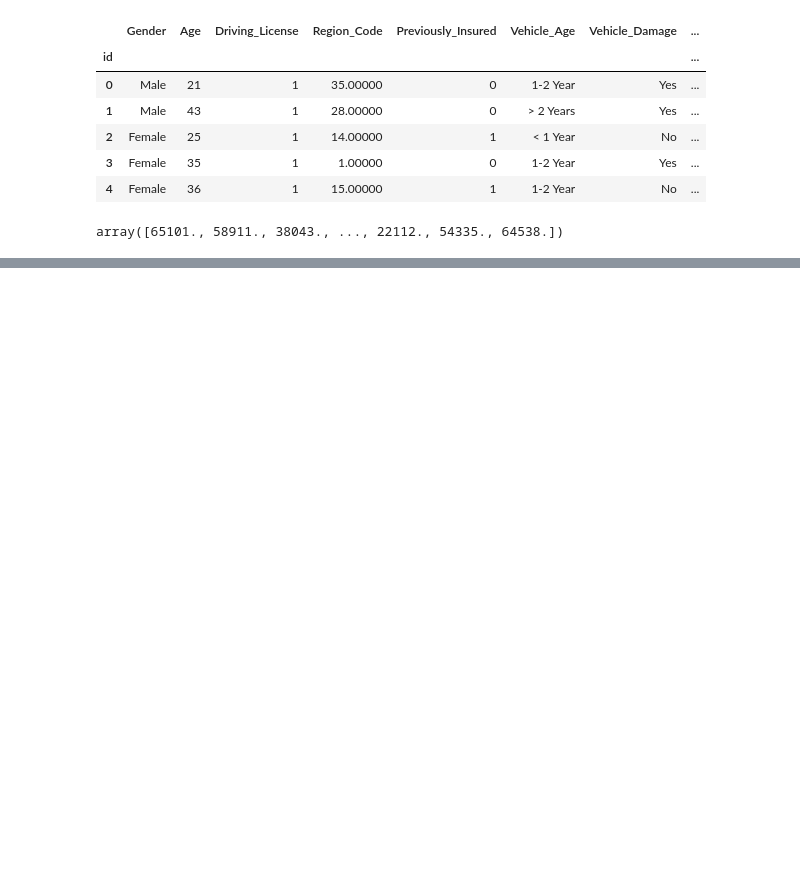
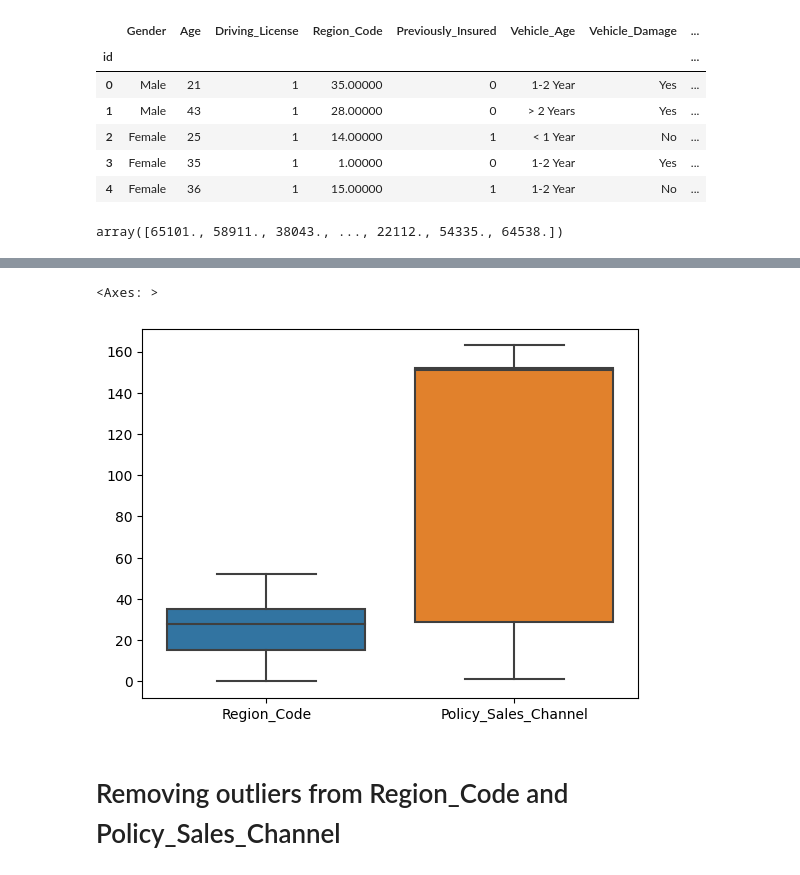
Before and after one commit to Viraj465/Machine-learning-projects, a Jupyter notebook: kaggleBinaryClassification.ipynb, the cells around one changed output, grey strips where cells are left out. Cells and saved outputs as stored; diff of their text form; code cells hidden in the pictures; blank space fills up the shorter version.

```diff
--- a/kaggleBinaryClassification.ipynb
+++ b/kaggleBinaryClassification.ipynb
@@ -88,0 +145,7 @@ array([65101., 58911., 38043., ..., 22112., 54335., 64538.])
+# %%
+sns.boxplot(train_data[['Region_Code','Policy_Sales_Channel']])
+# %% [output]
+<Axes: >
+[figure, added]
+# %% [markdown]
+# Removing outliers from Region_Code and Policy_Sales_Channel
```
Also changed, not shown: parts of 45 cells of this notebook.
